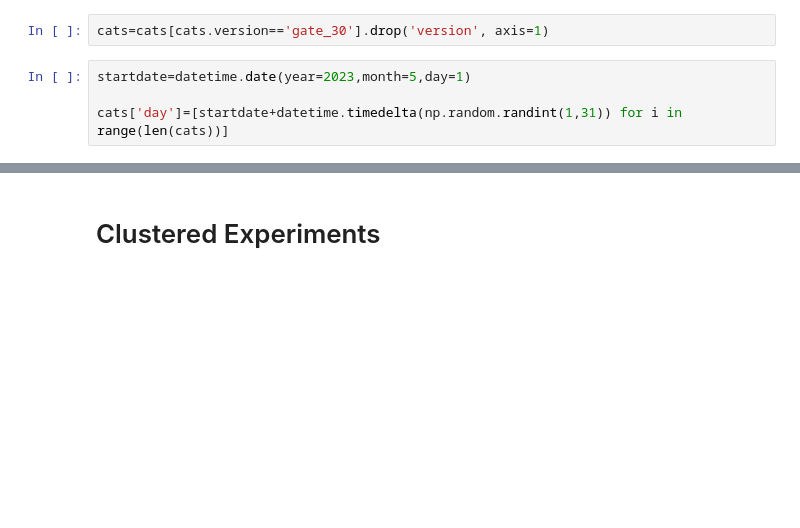
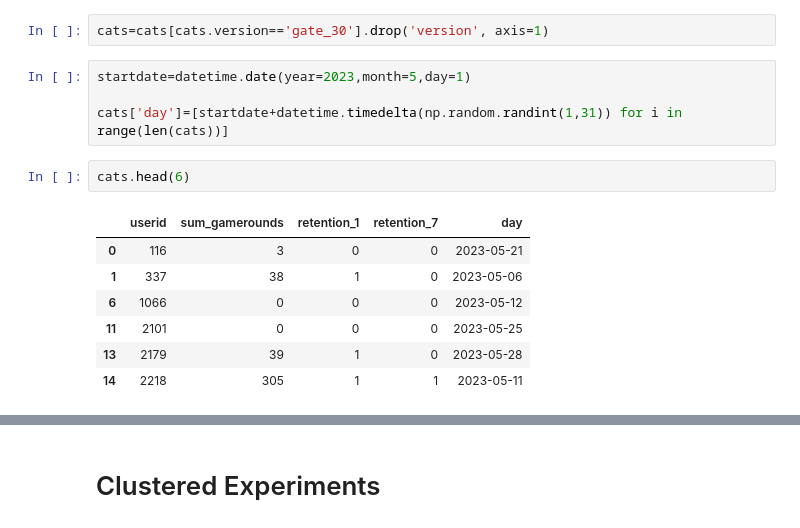
Before and after one commit to galshochat/A-B-Testing-Package, a Jupyter notebook: TFM.ipynb, the cells around one changed output, grey strips where cells are left out. Saved outputs shown, nothing was run; the diff lists cells and outputs as text; blank space fills up the shorter version.

```diff
--- a/TFM.ipynb
+++ b/TFM.ipynb
@@ -385,6 +388,16 @@ cats=cats[cats.version=='gate_30'].drop('version', axis=1)
 startdate=datetime.date(year=2023,month=5,day=1)
 
 cats['day']=[startdate+datetime.timedelta(np.random.randint(1,31)) for i in range(len(cats))]
+# %%
+cats.head(6)
+# %% [output]
+|  | userid | sum_gamerounds | retention_1 | retention_7 | day |
+| 0 | 116 | 3 | 0 | 0 | 2023-05-21 |
+| 1 | 337 | 38 | 1 | 0 | 2023-05-06 |
+| 6 | 1066 | 0 | 0 | 0 | 2023-05-12 |
+| 11 | 2101 | 0 | 0 | 0 | 2023-05-25 |
+| 13 | 2179 | 39 | 1 | 0 | 2023-05-28 |
+| 14 | 2218 | 305 | 1 | 1 | 2023-05-11 |
 # %%
 ab_testing(data=cats, distribution='Binomial', date_column='day', experiment_unit_column='userid', metric='retention_1', alpha=0.05, power=0.8, two_sided=True).MDE(minimal_effect=0.01, maximal_effect=0.1, effect_step=0.01)
 # %% [output]
```
Also changed, not shown: parts of 17 cells of this notebook, 1 other file.
